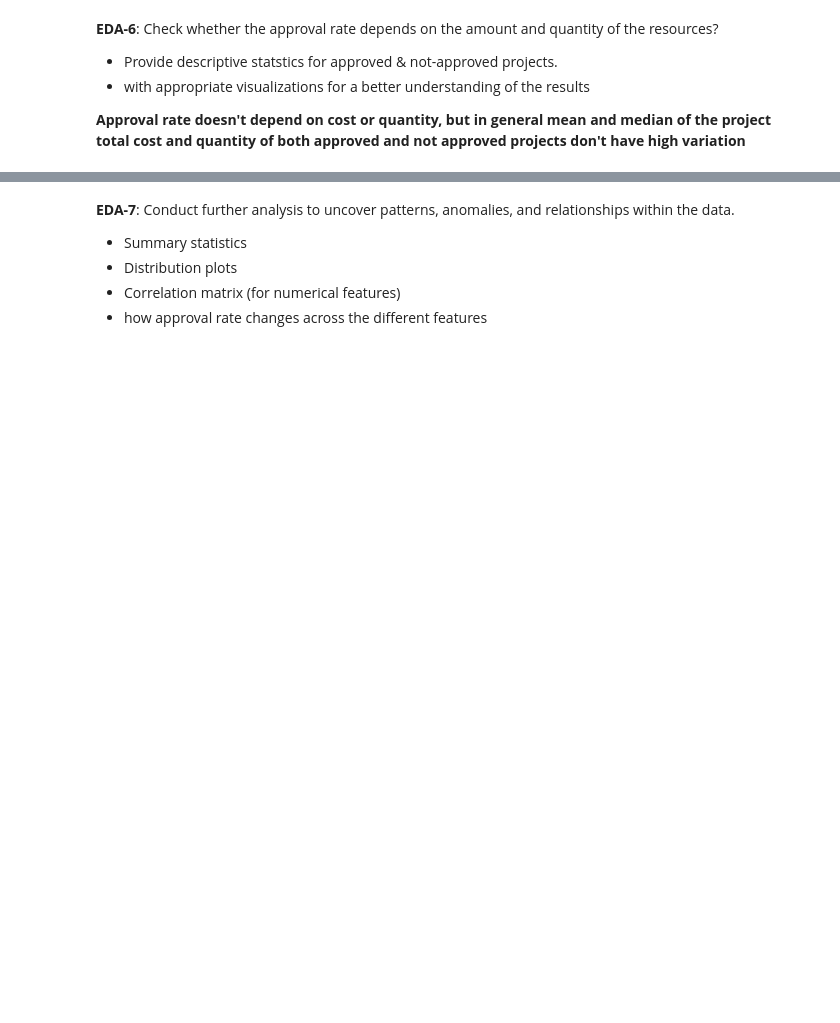
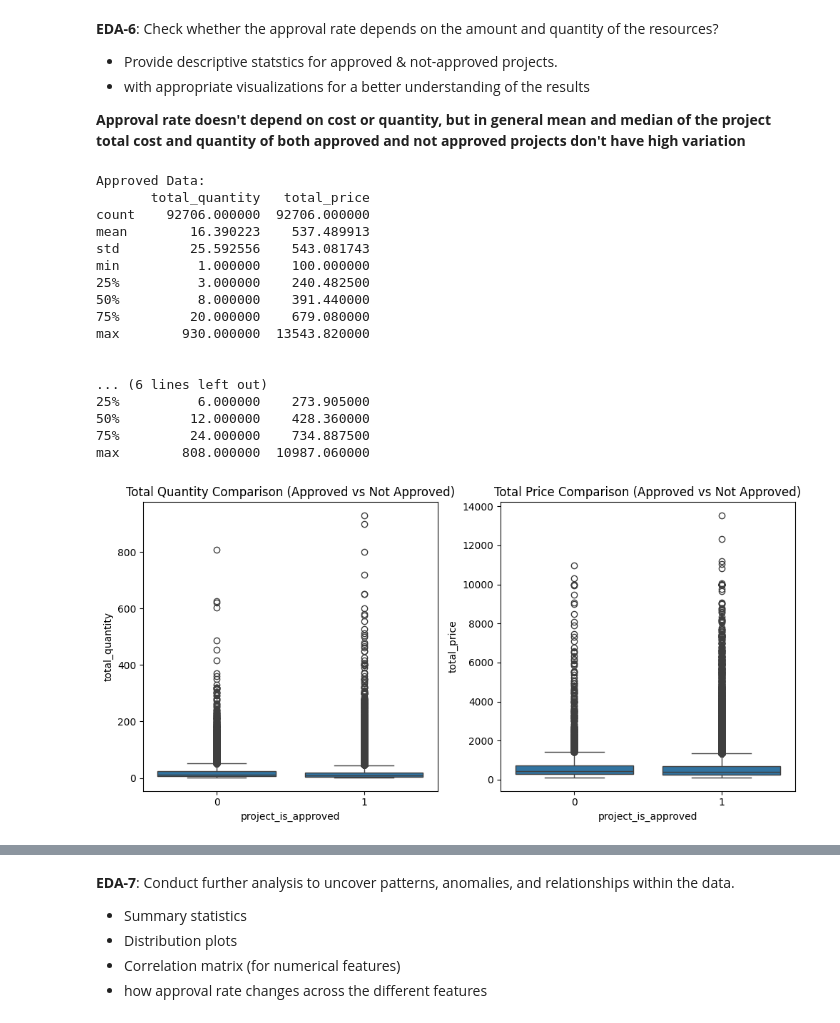
Before and after one commit to pandiarajan-src/IKJourney, a Jupyter notebook: projects/LearningHope/Learning_Hope.ipynb, the cells around one changed output, grey strips where cells are left out. Drawn from its saved outputs; the diff is of its cells as text; code cells hidden in the pictures; blank space fills up the shorter version.

```diff
--- a/projects/LearningHope/Learning_Hope.ipynb
+++ b/projects/LearningHope/Learning_Hope.ipynb
@@ -653,33 +908,55 @@ plt.show()
 **Approval rate doesn't depend on cost or quantity, but in general mean and median of the project total cost and quantity of both approved and not approved projects don't have high variation**
 # %%
 ## Write code for additional analysis here
+
+'''
+Generate descriptive statistics and visualizations to compare approved and not-approved projects based on the quantity and amount of resources.
+'''
 
 # Provide descriptive statistics of approved and not-approved projects by amount and quantity of the resources
 approved_df = project_data[project_data['project_is_approved'] == 1]
 not_approved_df = project_data[project_data['project_is_approved'] == 0]
 
 print(f"Approved Data: \n{approved_df[["total_quantity", "total_price"]].describe()}\n\n")
 print(f"Not Approved Data: \n{not_approved_df[["total_quantity", "total_price"]].describe()}")
 
 # Create a boxplot for quantity comparison
 plt.figure(figsize=(10, 5))
 
 plt.subplot(1, 2, 1)
 sns.boxplot(x='project_is_approved', y='total_quantity', data=project_data)
 plt.title('Total Quantity Comparison (Approved vs Not Approved)')
 
 # Create a boxplot for amount comparison
 plt.subplot(1, 2, 2)
 sns.boxplot(x='project_is_approved', y='total_price', data=project_data)
 plt.title('Total Price Comparison (Approved vs Not Approved)')
-
 plt.tight_layout()
 plt.show()
 
 # Scatter plot for quantity vs amount, colored by approval status
 plt.figure(figsize=(8, 6))
 sns.scatterplot(x='total_quantity', y='total_price', hue='project_is_approved', data=project_data, palette='pastel', s=100)
 plt.title('Scatter Plot: Quantity vs Amount (Colored by Approval)')
 plt.xlabel('Quantity')
 plt.ylabel('Amount')
 plt.show()
+# %% [output]
+Approved Data:
+       total_quantity   total_price
+count    92706.000000  92706.000000
+mean        16.390223    537.489913
+std         25.592556    543.081743
+min          1.000000    100.000000
+25%          3.000000    240.482500
+50%          8.000000    391.440000
+75%         20.000000    679.080000
+max        930.000000  13543.820000
+
+
+... (6 lines left out)
+25%          6.000000    273.905000
+50%         12.000000    428.360000
+75%         24.000000    734.887500
+max        808.000000  10987.060000
+[figure, added]
```
Also changed, not shown: parts of 50 cells of this notebook.
